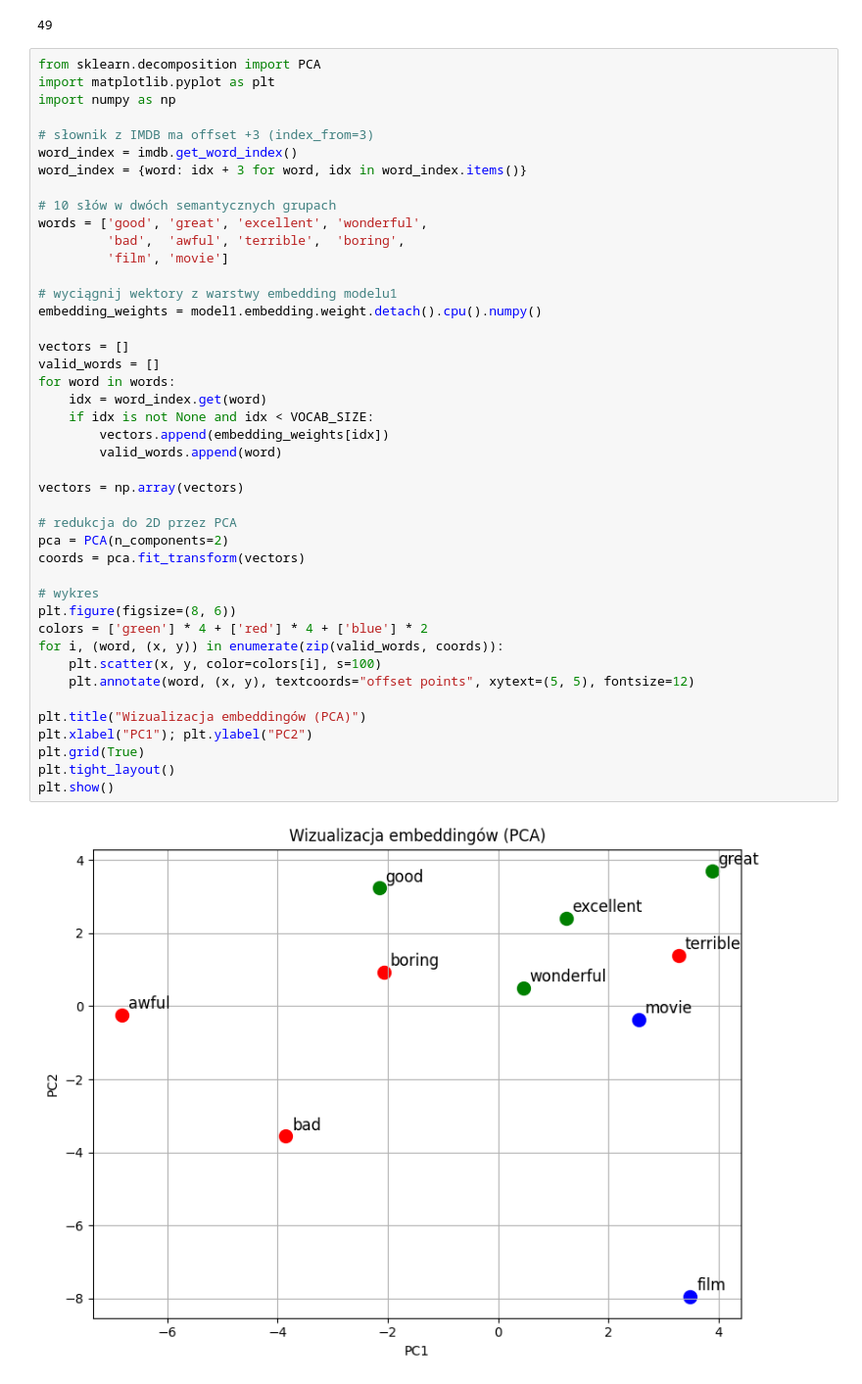
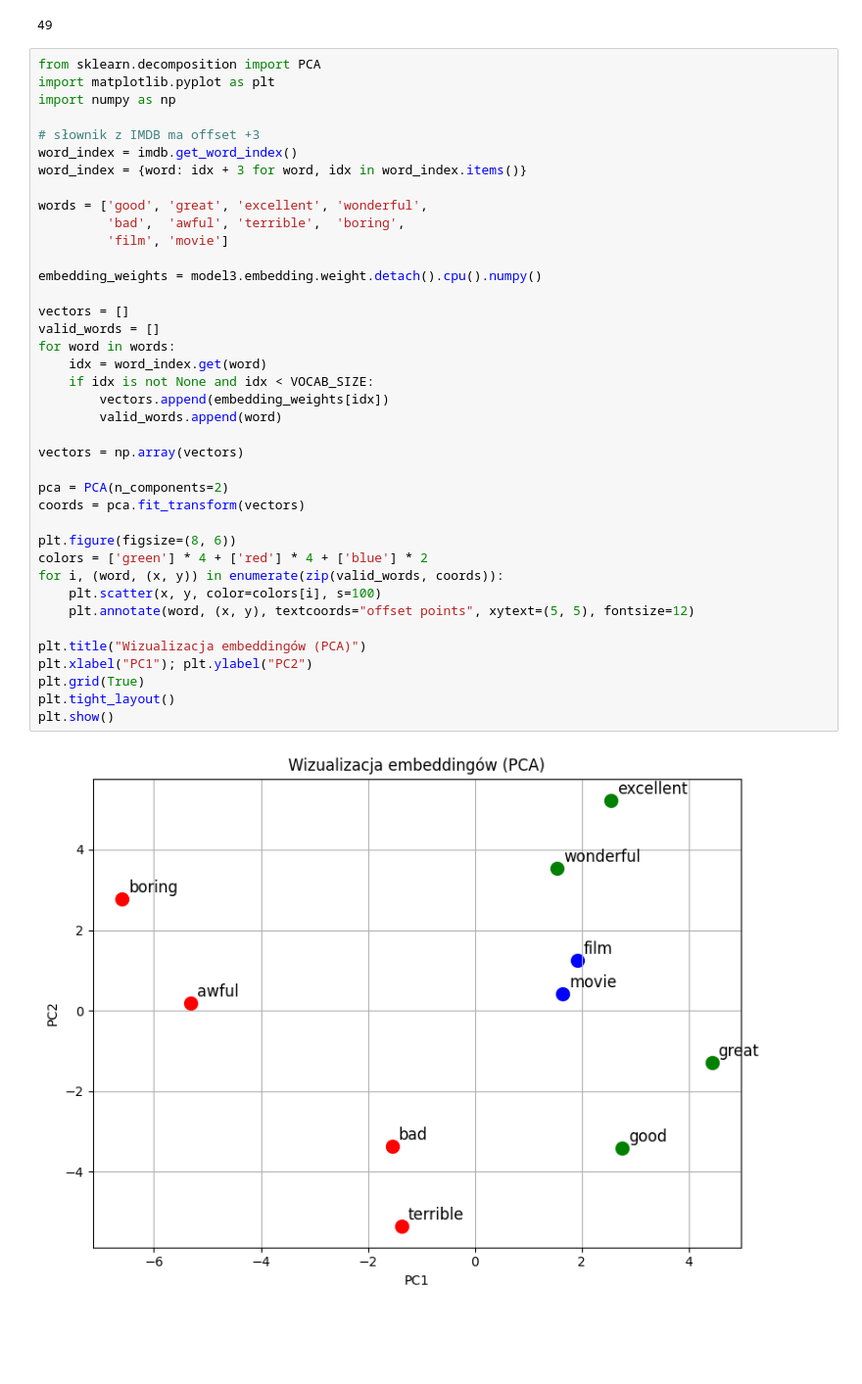
Before and after one commit to mikolaj-olesinski/Deep-Neural-Networks-PWR, a Jupyter notebook: lab9/lab9.ipynb, the cells around one changed output. Shown at 98% size. Drawn from its saved outputs; the diff is of its cells as text; blank space fills up the shorter version.

```diff
--- a/lab9/lab9.ipynb
+++ b/lab9/lab9.ipynb
@@ -535,43 +583,39 @@ from sklearn.decomposition import PCA
 import matplotlib.pyplot as plt
 import numpy as np
 
-# słownik z IMDB ma offset +3 (index_from=3)
+# słownik z IMDB ma offset +3
 word_index = imdb.get_word_index()
 word_index = {word: idx + 3 for word, idx in word_index.items()}
 
-# 10 słów w dwóch semantycznych grupach
 words = ['good', 'great', 'excellent', 'wonderful',
          'bad',  'awful', 'terrible',  'boring',
          'film', 'movie']
 
-# wyciągnij wektory z warstwy embedding modelu1
-embedding_weights = model1.embedding.weight.detach().cpu().numpy()
+embedding_weights = model3.embedding.weight.detach().cpu().numpy()
 
 vectors = []
 valid_words = []
 for word in words:
     idx = word_index.get(word)
     if idx is not None and idx < VOCAB_SIZE:
         vectors.append(embedding_weights[idx])
         valid_words.append(word)
 
 vectors = np.array(vectors)
 
-# redukcja do 2D przez PCA
 pca = PCA(n_components=2)
 coords = pca.fit_transform(vectors)
 
-# wykres
 plt.figure(figsize=(8, 6))
 colors = ['green'] * 4 + ['red'] * 4 + ['blue'] * 2
 for i, (word, (x, y)) in enumerate(zip(valid_words, coords)):
     plt.scatter(x, y, color=colors[i], s=100)
     plt.annotate(word, (x, y), textcoords="offset points", xytext=(5, 5), fontsize=12)
 
 plt.title("Wizualizacja embeddingów (PCA)")
 plt.xlabel("PC1"); plt.ylabel("PC2")
 plt.grid(True)
 plt.tight_layout()
 plt.show()
 # %% [output]
-[figure, old version]
+[figure, new version]
```
Also changed, not shown: parts of 4 cells of this notebook, 1 other file.
